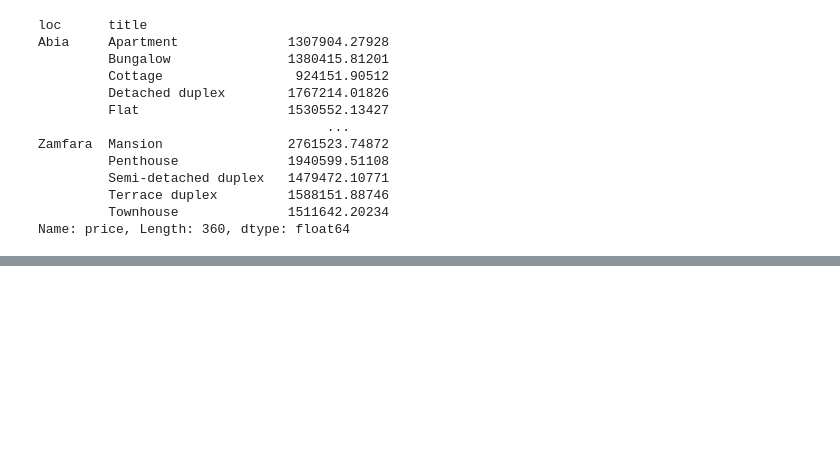
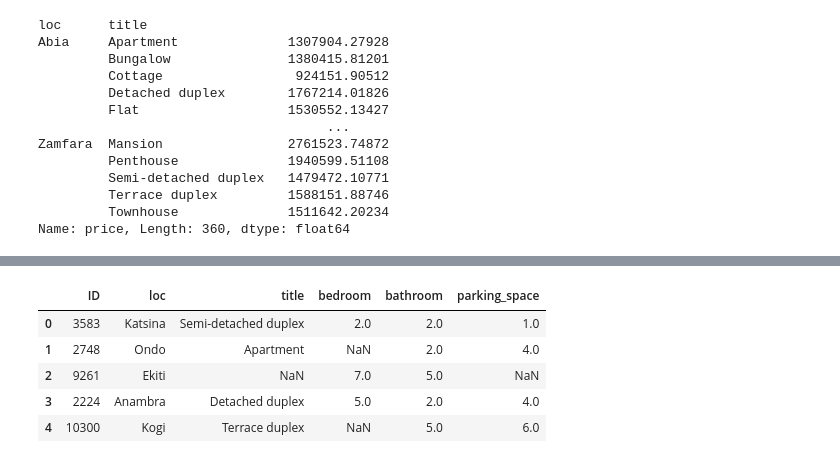
Before and after one commit to michaji/DSN-AI-Bootcamp-2023-Qualification-Hackathon, a Jupyter notebook: Housing.ipynb, the cells around one changed output, grey strips where cells are left out. Saved outputs shown, nothing was run; the diff lists cells and outputs as text; code cells hidden in the pictures; blank space fills up the shorter version.

```diff
--- a/Housing.ipynb
+++ b/Housing.ipynb
@@ -341,0 +579,2 @@ left_count.index.values, left_count['User ID']
+# %%
+df = train_df.drop("price", axis=1).append(test_df)
@@ -341,0 +585,9 @@ left_count.index.values, left_count['User ID']
+# %%
+df.head()
+# %% [output]
+|  | ID | loc | title | bedroom | bathroom | parking_space |
+| 0 | 3583 | Katsina | Semi-detached duplex | 2.0 | 2.0 | 1.0 |
+| 1 | 2748 | Ondo | Apartment | NaN | 2.0 | 4.0 |
+| 2 | 9261 | Ekiti | NaN | 7.0 | 5.0 | NaN |
+| 3 | 2224 | Anambra | Detached duplex | 5.0 | 2.0 | 4.0 |
+| 4 | 10300 | Kogi | Terrace duplex | NaN | 5.0 | 6.0 |
```
Also changed, not shown: parts of 51 cells of this notebook.
